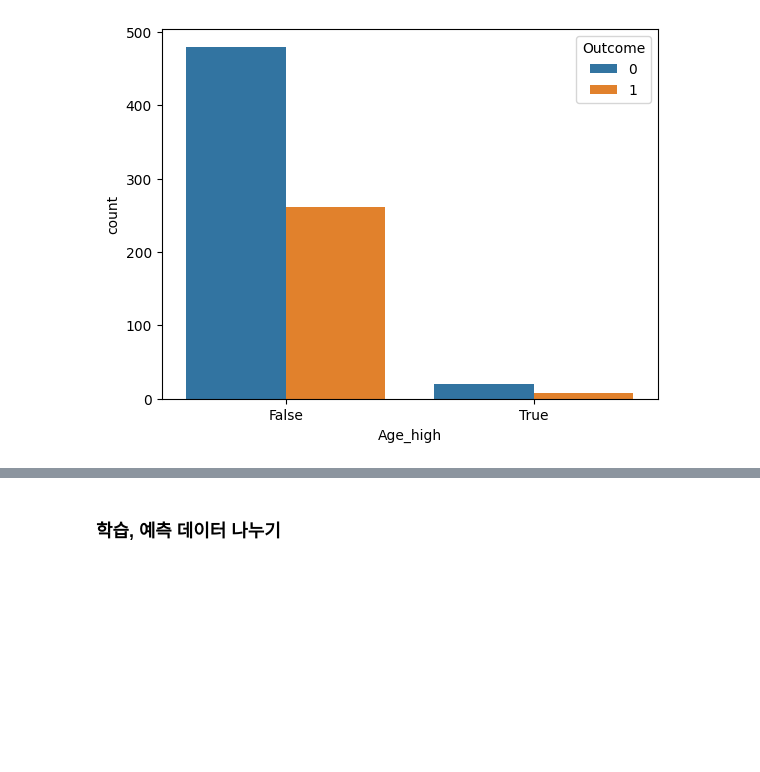
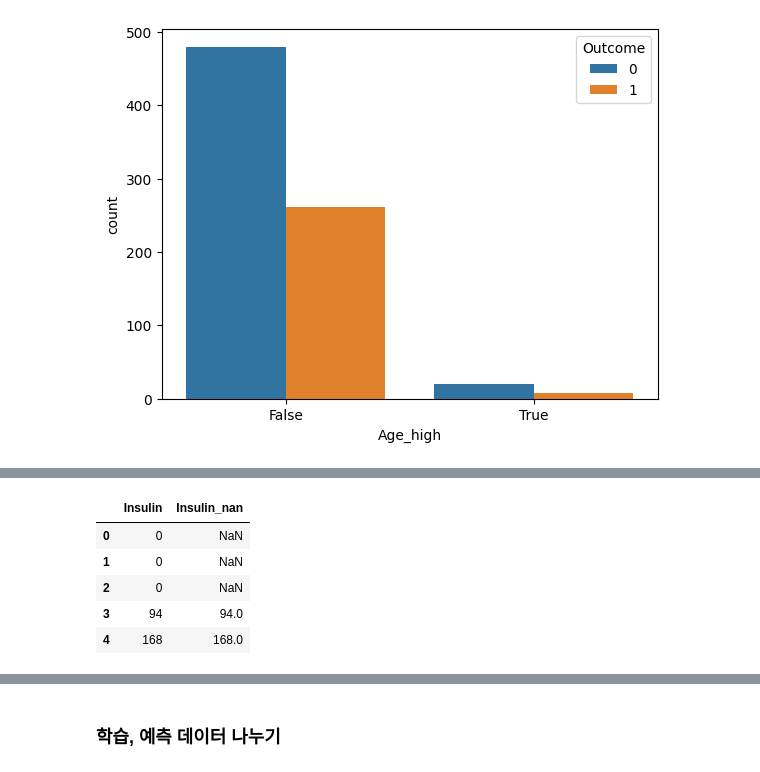
Before and after one commit to HaEunMok/ML, a Jupyter notebook: [프로젝트로_배우는_데이터사이언스]_decision_tree_모델_성능_향상시키기_(scikit_learn).ipynb, the cells around one changed output, grey strips where cells are left out. Drawn from its saved outputs; the diff is of its cells as text; code cells hidden in the pictures; blank space fills up the shorter version.

```diff
--- a/[프로젝트로_배우는_데이터사이언스]_decision_tree_모델_성능_향상시키기_(scikit_learn).ipynb
+++ b/[프로젝트로_배우는_데이터사이언스]_decision_tree_모델_성능_향상시키기_(scikit_learn).ipynb
@@ -159,0 +179,10 @@ sns.countplot(data=df, x="Age_high", hue='Outcome')
+# %%
+df["Insulin_nan"] = df["Insulin"].replace(0, np.nan)
+df[["Insulin", "Insulin_nan"]].head()
+# %% [output]
+|  | Insulin | Insulin_nan |
+| 0 | 0 | NaN |
+| 1 | 0 | NaN |
+| 2 | 0 | NaN |
+| 3 | 94 | 94.0 |
+| 4 | 168 | 168.0 |
```
Also changed, not shown: parts of 22 cells of this notebook.
